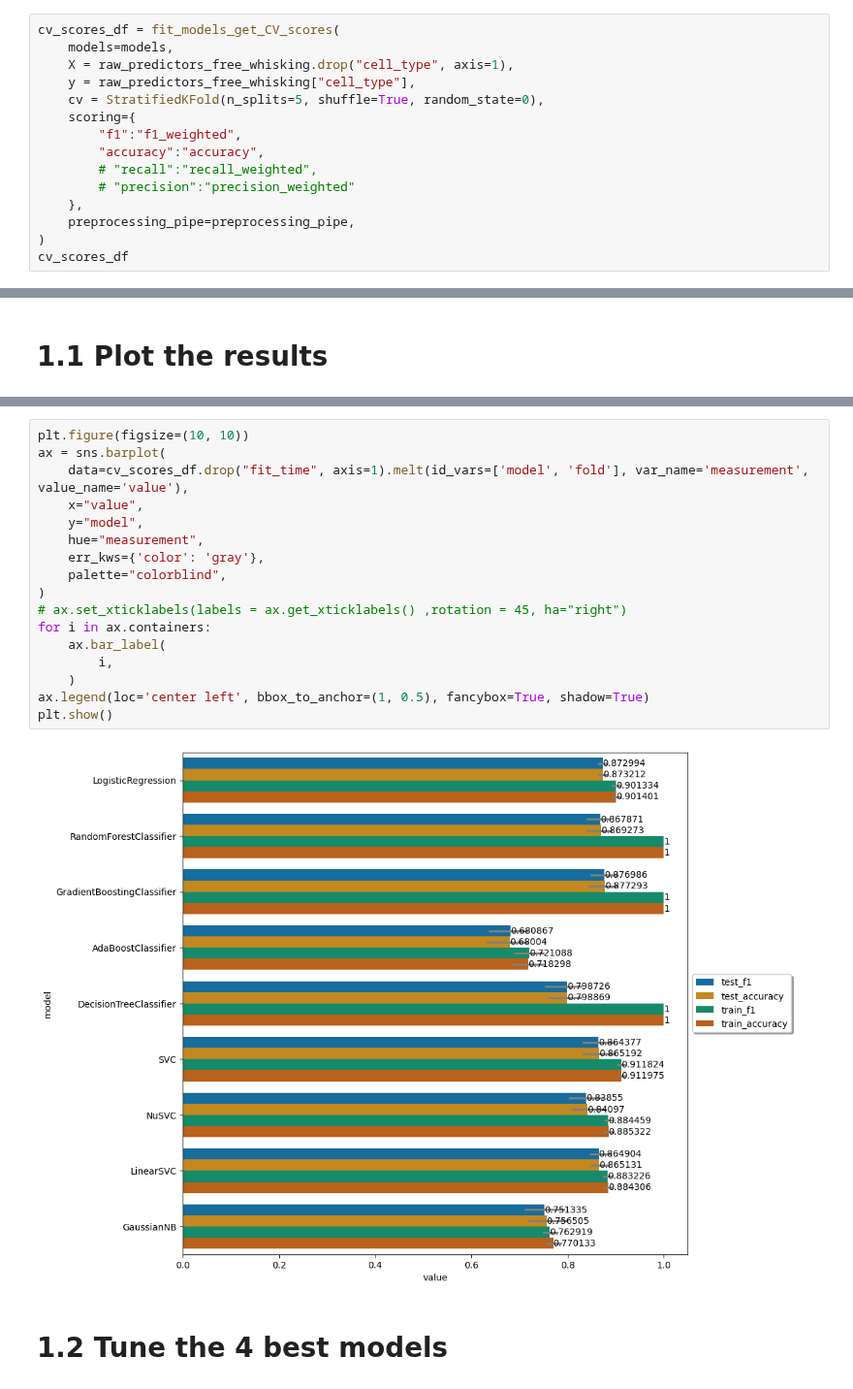
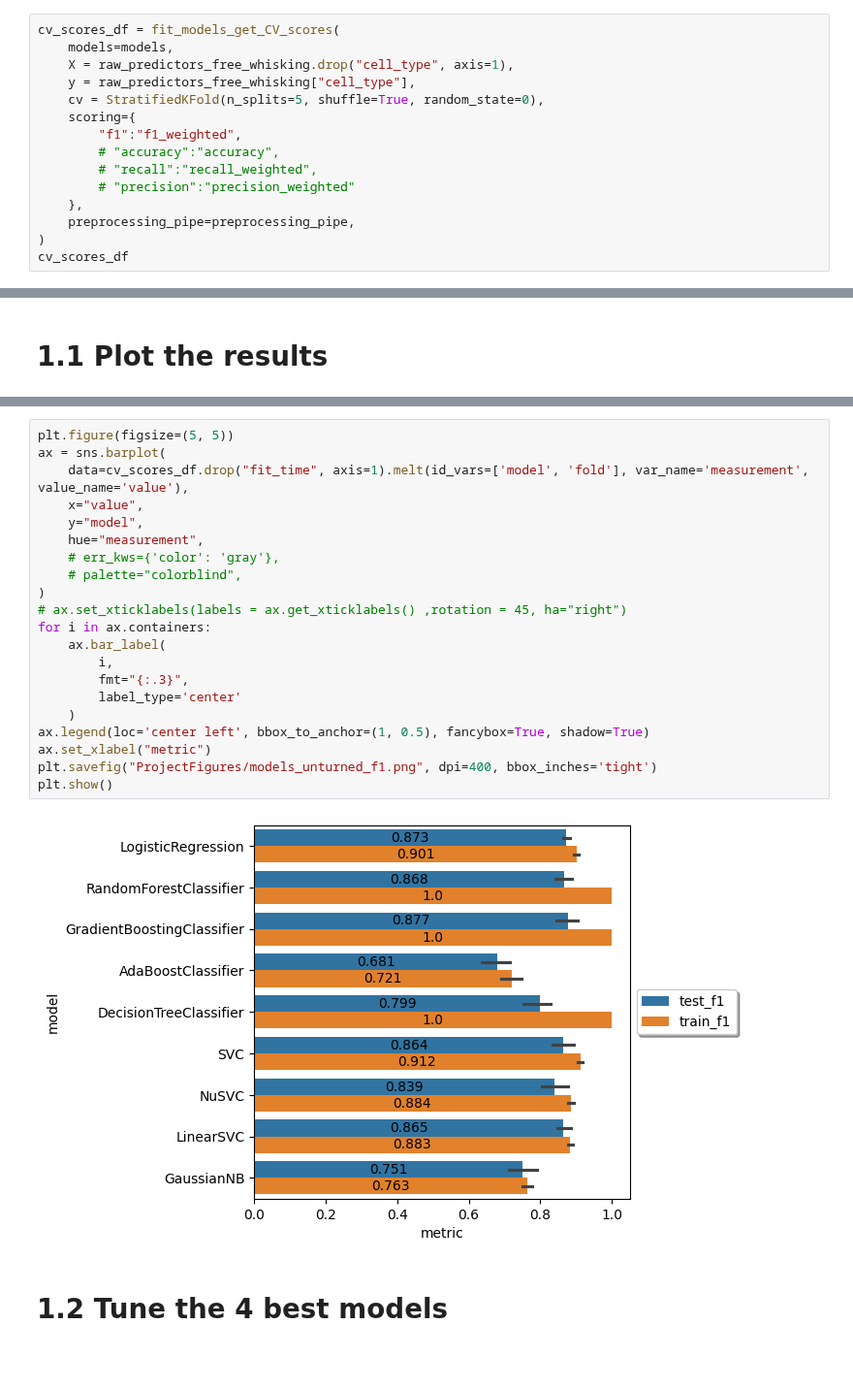
Before and after one commit to mariscoglio/bio482_cell_classifier, a Jupyter notebook: model_eval_wesley.ipynb, the cells around one changed output, grey strips where cells are left out. Shown at 97% size. Saved outputs shown, nothing was run; the diff lists cells and outputs as text; blank space fills up the shorter version.

Commit message:
Save figures from model interpretability

```diff
--- a/model_eval_wesley.ipynb
+++ b/model_eval_wesley.ipynb
@@ -86,7 +86,7 @@ cv_scores_df = fit_models_get_CV_scores(
     cv = StratifiedKFold(n_splits=5, shuffle=True, random_state=0),
     scoring={
         "f1":"f1_weighted",
-        "accuracy":"accuracy",
+        # "accuracy":"accuracy",
         # "recall":"recall_weighted",
         # "precision":"precision_weighted"
     },
@@ -139,22 +139,26 @@ cv_scores_df.groupby("model").mean().drop("fold", axis=1).sort_values(by="test_f
 # %%
-plt.figure(figsize=(10, 10))
+plt.figure(figsize=(5, 5))
 ax = sns.barplot(
     data=cv_scores_df.drop("fit_time", axis=1).melt(id_vars=['model', 'fold'], var_name='measurement', value_name='value'),
     x="value",
     y="model",
     hue="measurement",
-    err_kws={'color': 'gray'},
-    palette="colorblind",
+    # err_kws={'color': 'gray'},
+    # palette="colorblind",
 )
 # ax.set_xticklabels(labels = ax.get_xticklabels() ,rotation = 45, ha="right")
 for i in ax.containers:
     ax.bar_label(
         i,
+        fmt="{:.3}",
+        label_type='center'
     )
 ax.legend(loc='center left', bbox_to_anchor=(1, 0.5), fancybox=True, shadow=True)
+ax.set_xlabel("metric")
+plt.savefig("ProjectFigures/models_unturned_f1.png", dpi=400, bbox_inches='tight')
 plt.show()
 # %% [output]
-[figure, old version]
+[figure, new version]
 # %% [markdown]
 # 1.2 Tune the 4 best models
 # %% [markdown]
```
Also changed, not shown: parts of 2 cells of this notebook, 9 other files.
